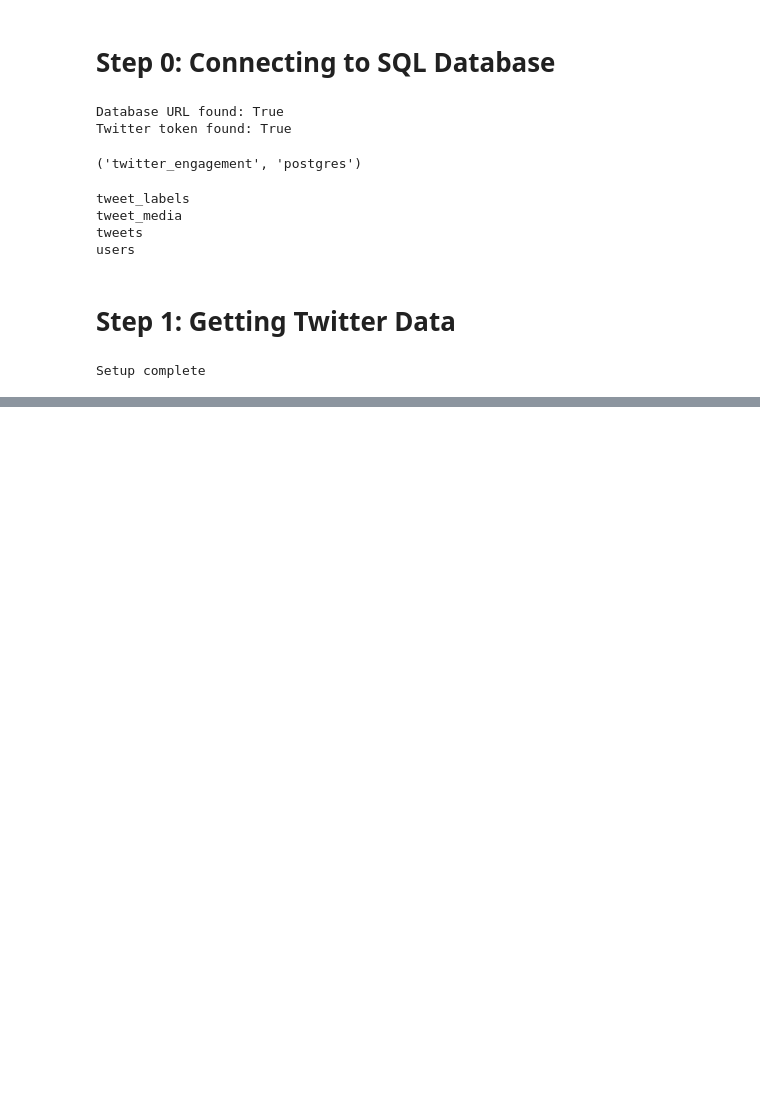
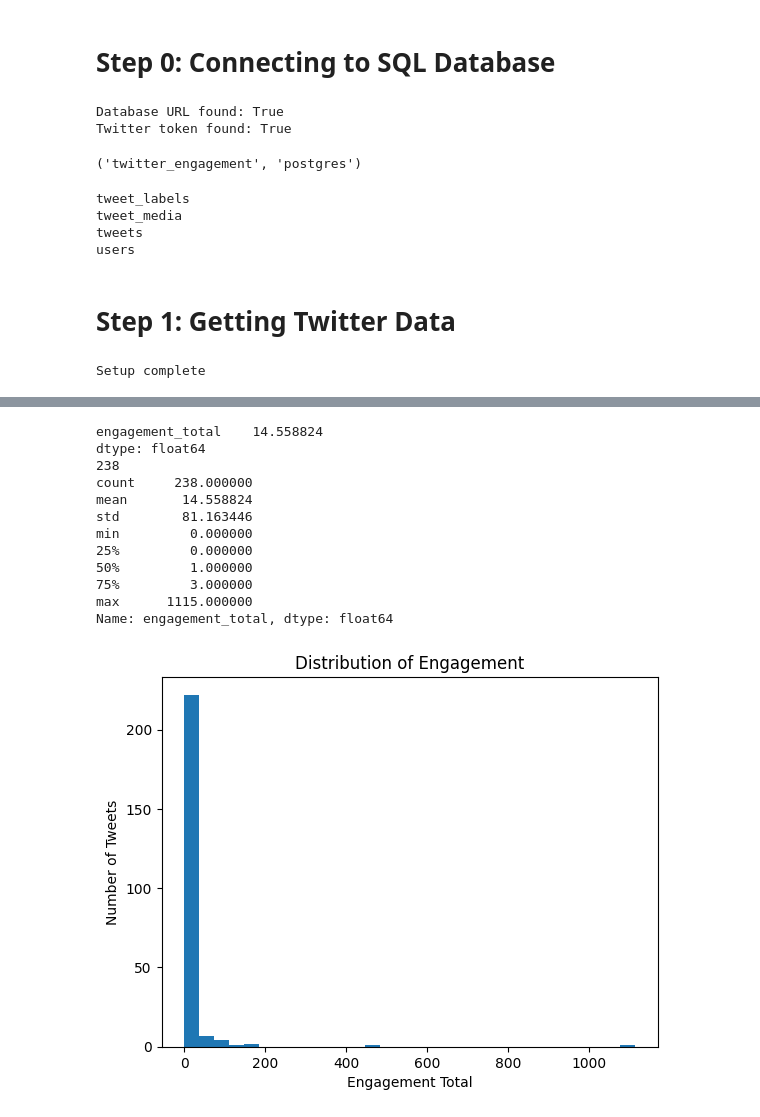
Before and after one commit to RJ-Worrall/Twitter_Engagement_Bait_Modeling, a Jupyter notebook: Twitter_Project.ipynb, the cells around one changed output, grey strips where cells are left out. Cells and saved outputs as stored; diff of their text form; code cells hidden in the pictures; blank space fills up the shorter version.

```diff
--- a/Twitter_Project.ipynb
+++ b/Twitter_Project.ipynb
@@ -100,5 +100,29 @@ def clean_tweet_text(text):
     text = re.sub(r"\s+", " ", text)
 
     return text.strip()
+# %%
+# Defining time windows and test queries for data collection
+from datetime import datetime, timedelta, timezone
+import pandas as pd
+
+now = datetime.now(timezone.utc)
+
+# Each tuple is: (start_days_ago, end_days_ago)
+# Example: 7.0 to 6.8 days ago means older tweets with time to gain engagement.
+time_windows = [
+    (7.0, 6.8),
+    (6.8, 6.6),
+    (6.6, 6.4),
+    (6.4, 6.2),
+    (6.2, 6.0)
+]
+
+test_queries = {
+    "broad_general": '("the" OR "this" OR "you" OR "that" OR "with") lang:en -is:retweet',
+    "questions": '("why" OR "how" OR "what" OR "when" OR "where") lang:en -is:retweet',
+    "opinions": '("best" OR "worst" OR "favorite" OR "overrated" OR "underrated") lang:en -is:retweet',
+    "entertainment": '("movie" OR "music" OR "game" OR "show" OR "book") lang:en -is:retweet',
+    "life_topics": '("food" OR "travel" OR "work" OR "school" OR "fitness") lang:en -is:retweet'
+}
 # %%
 # Test collection
@@ -238,0 +462,27 @@ display(media_df.head())
+# %%
+
+print(tweets_df[['engagement_total']].mean())
+print(len(tweets_df))
+print(tweets_df["engagement_total"].describe())
+
+import matplotlib.pyplot as plt
+
+plt.hist(tweets_df["engagement_total"], bins=30)
+plt.xlabel("Engagement Total")
+plt.ylabel("Number of Tweets")
+plt.title("Distribution of Engagement")
+plt.show()
+# %% [output]
+engagement_total    14.558824
+dtype: float64
+238
+count     238.000000
+mean       14.558824
+std        81.163446
+min         0.000000
+25%         0.000000
+50%         1.000000
+75%         3.000000
+max      1115.000000
+Name: engagement_total, dtype: float64
+[figure, added]
```
Also changed, not shown: parts of 4 cells of this notebook, 1 other file.
